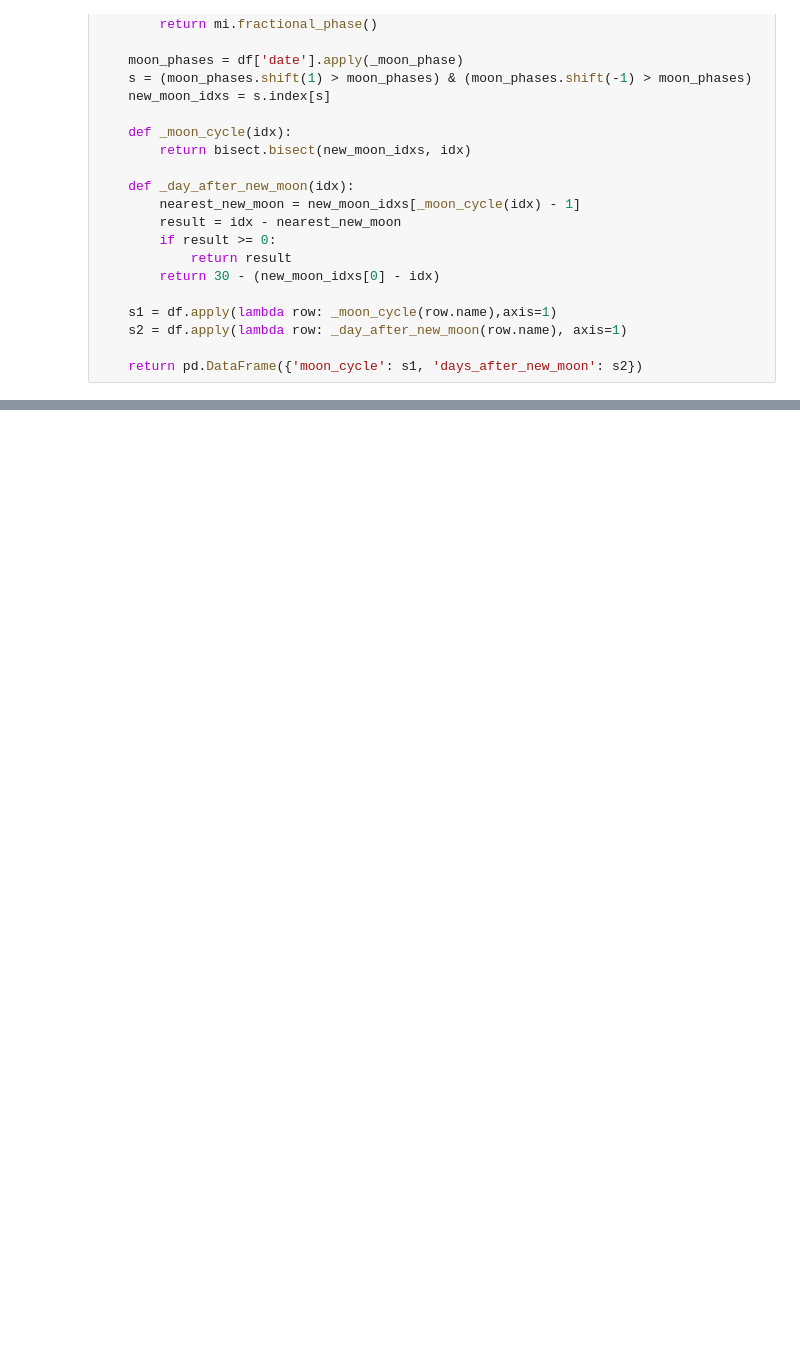
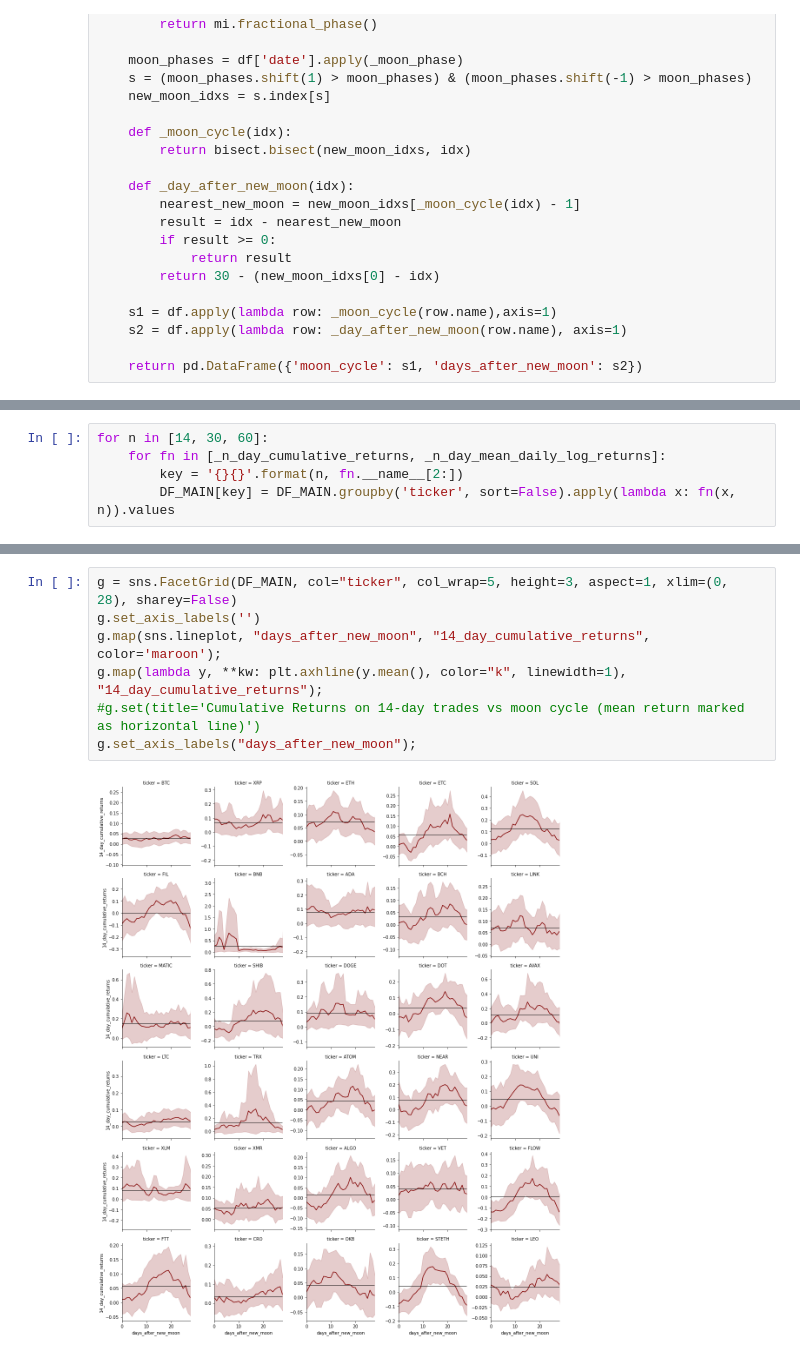
Before and after one commit to astrace/notebooks, a Jupyter notebook: moon_cycle/Lunar Phases and Cryptocurrency Returns.ipynb, the cells around one changed output, grey strips where cells are left out. Saved outputs shown, nothing was run; the diff lists cells and outputs as text; blank space fills up the shorter version.

```diff
--- a/moon_cycle/Lunar Phases and Cryptocurrency Returns.ipynb
+++ b/moon_cycle/Lunar Phases and Cryptocurrency Returns.ipynb
@@ -234,0 +228,5 @@ def _run_experiment(df):
+# %%
+for n in [14, 30, 60]:
+    for fn in [_n_day_cumulative_returns, _n_day_mean_daily_log_returns]:
+        key = '{}{}'.format(n, fn.__name__[2:])
+        DF_MAIN[key] = DF_MAIN.groupby('ticker', sort=False).apply(lambda x: fn(x, n)).values
@@ -234,0 +243,9 @@ def _run_experiment(df):
+# %%
+g = sns.FacetGrid(DF_MAIN, col="ticker", col_wrap=5, height=3, aspect=1, xlim=(0, 28), sharey=False)
+g.set_axis_labels('')
+g.map(sns.lineplot, "days_after_new_moon", "14_day_cumulative_returns", color='maroon');
+g.map(lambda y, **kw: plt.axhline(y.mean(), color="k", linewidth=1), "14_day_cumulative_returns");
+#g.set(title='Cumulative Returns on 14-day trades vs moon cycle (mean return marked as horizontal line)')
+g.set_axis_labels("days_after_new_moon");
+# %% [output]
+[figure, added]
```
Also changed, not shown: parts of 24 cells of this notebook.
